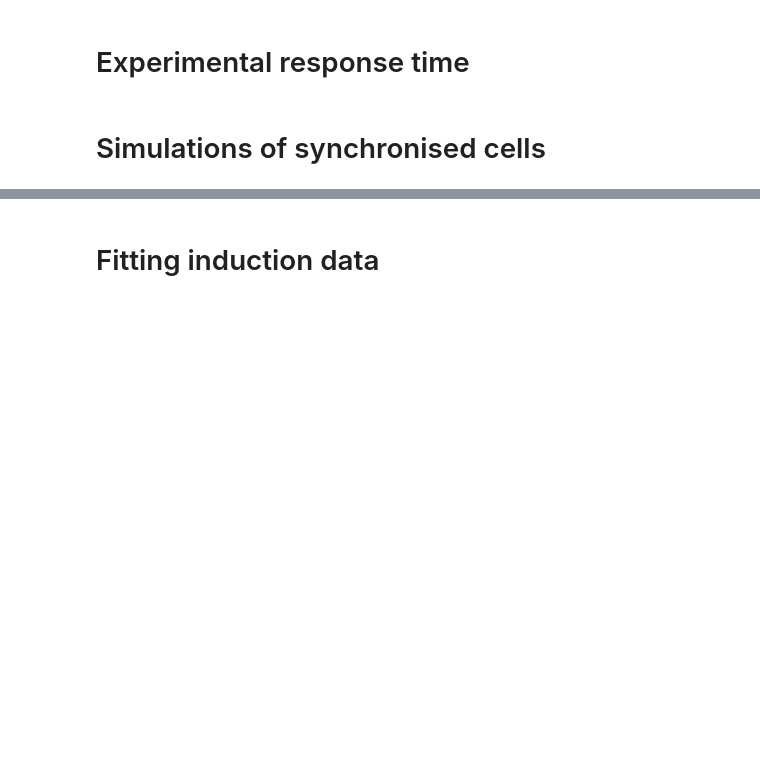
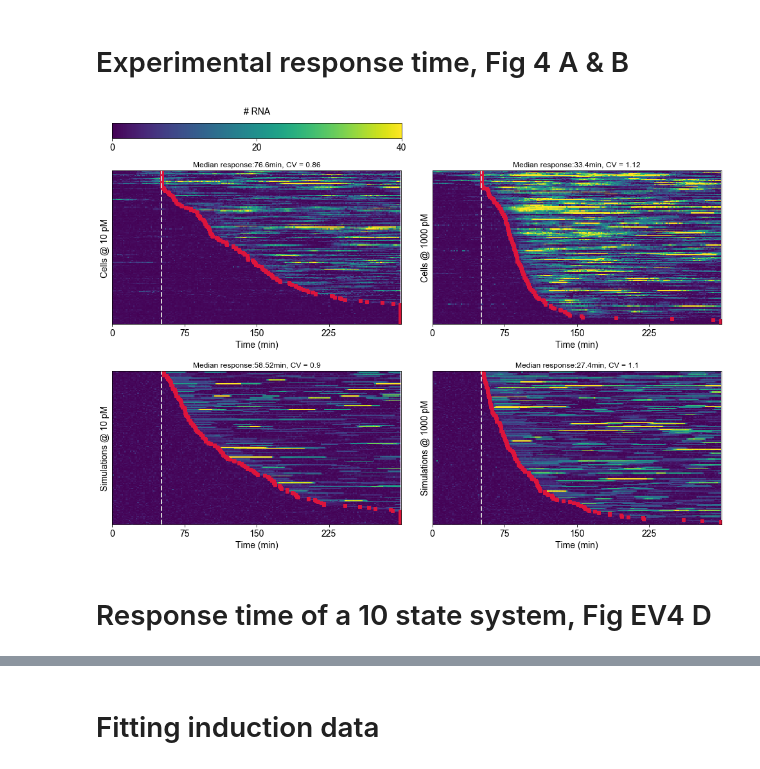
Before and after one commit to baumgast/gene_transcription_SMC_ABC, a Jupyter notebook: figure_4.ipynb, the cells around one changed output, grey strips where cells are left out. Drawn from its saved outputs; the diff is of its cells as text; code cells hidden in the pictures; blank space fills up the shorter version.

Commit message:
Started plots for fig 4, added induction data and simulations

```diff
--- a/figure_4.ipynb
+++ b/figure_4.ipynb
@@ -5,4 +23,2 @@
 # %% [markdown]
-# Experimental response time
+# Experimental response time, Fig 4 A & B
-# %% [markdown]
-# Simulations of synchronised cells
@@ -8,0 +73,28 @@
+# %%
+# define filter parameters
+window = 7
+threshold = 2
+induction_index = 34
+scale = 23.3
+
+#extract response times and sort data
+resp_t_10 = extract_response_multi(data_ind_10pM[induction_index:,:]/scale,
+                                   time_ind[0:-induction_index],window = window,threshold = threshold)
+ind_sort_10 = np.argsort(resp_t_10)
+data_ind_10_sorted = data_ind_10pM[:,ind_sort_10]/scale
+
+resp_t_1000 = extract_response_multi(data_ind_1000pM[induction_index:,:]/scale,
+                                   time_ind[0:-induction_index],window = window,threshold = threshold)
+ind_sort_1000 = np.argsort(resp_t_1000)
+data_ind_1000_sorted = data_ind_1000pM[:,ind_sort_1000]/scale
+
+# simulations
+resp_t_sim_10 = extract_response_multi(sim_115_10pM[induction_index:,:],
+                                   time_ind[0:-induction_index],window = window,threshold = threshold)
+ind_sort_10 = np.argsort(resp_t_sim_10)
+sim_115_10_sorted = sim_115_10pM[:,ind_sort_10]
+
+resp_t_sim_1000 = extract_response_multi(sim_115_1000pM[induction_index:,:],
+                                   time_ind[0:-induction_index],window = window,threshold = threshold)
+ind_sort_1000 = np.argsort(resp_t_sim_1000)
+sim_115_1000_sorted = sim_115_1000pM[:,ind_sort_1000]
@@ -8,0 +190,7 @@
+# %%
+fig4_induction(data_ind_10_sorted.transpose(),data_ind_1000_sorted.transpose(),resp_t_10,resp_t_1000,
+               sim_115_10_sorted.transpose(),sim_115_1000_sorted.transpose(),resp_t_sim_10,resp_t_sim_1000)
+# %% [output]
+[figure, added]
+# %% [markdown]
+# Response time of a 10 state system, Fig EV4 D
```
Also changed, not shown: parts of 9 cells of this notebook, 8 other files.
